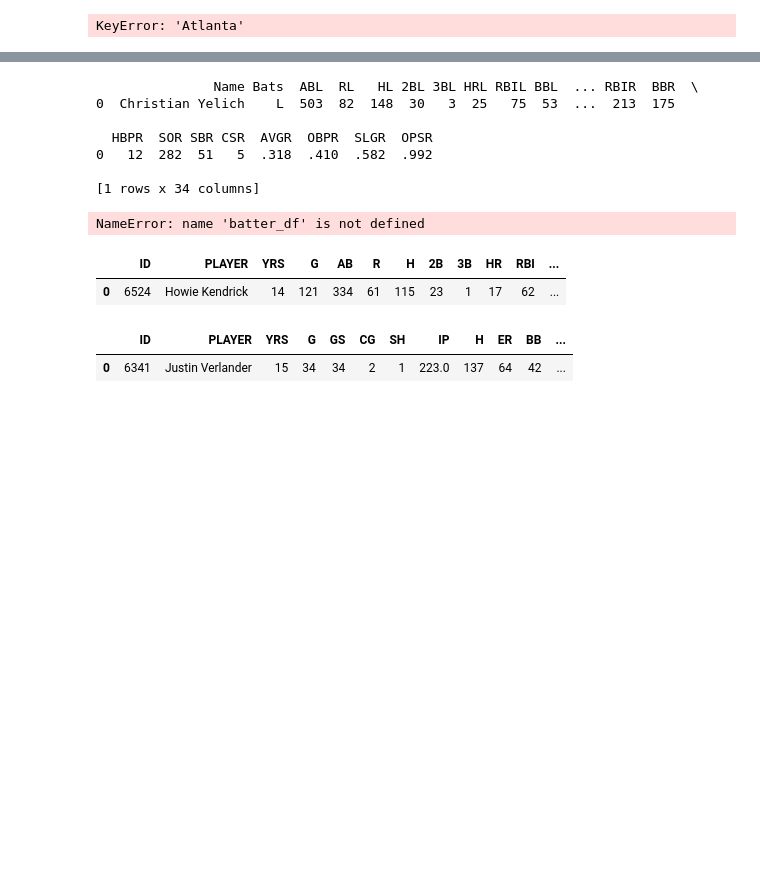
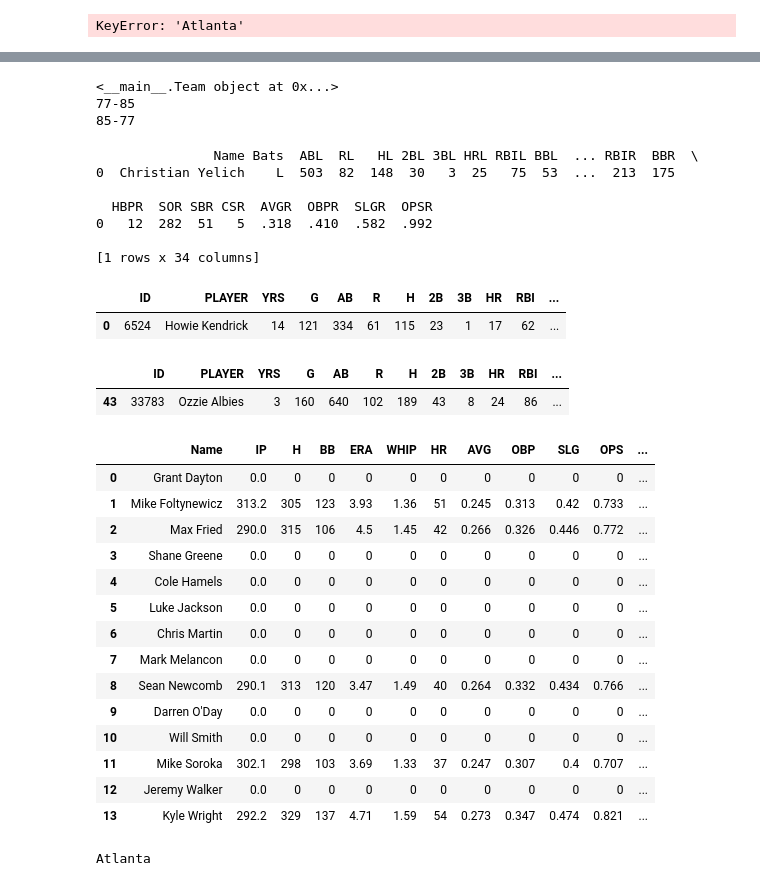
Before and after one commit to jmaloon1/Baseball-Simulator, a Jupyter notebook: Baseball Simulator.ipynb, the cells around one changed output, grey strips where cells are left out. Saved outputs shown, nothing was run; the diff lists cells and outputs as text; code cells hidden in the pictures; blank space fills up the shorter version.

```diff
--- a/Baseball Simulator.ipynb
+++ b/Baseball Simulator.ipynb
@@ -38,6 +38,8 @@ acronym_to_city_dict = {'ATL': 'Atlanta',
                         'TEX': 'Texas',
                         'LAA': 'Los Angeles Angels',
                         'SEA': 'Seattle'}
+acronym_to_city_dict = {'ATL': 'Atlanta',
+                        'WSH': 'Washington'}
 nickname_to_city_dict = {'braves': 'Atlanta',
                         'nationals': 'Washington',
                         'mets': 'New York Mets',
@@ -910,3 +913,12 @@ KeyError: 'Atlanta'
+# %%
+s = Season(team_dict_df['Atlanta'], team_dict_df['Washington'])
+s.reset_season([team_dict_df['Atlanta'], team_dict_df['Washington']])
+s.simulate_season(162)
+s.print_record()
+# %% [output]
+<__main__.Team object at 0x...>
+77-85
+85-77
 # %%
 def split_stats():
     url = 'http://www.espn.com/mlb/player/splits/_/id/31283/type/batting3'
@@ -956,18 +968,36 @@ def split_stats():
 0   12  282  51   5  .318  .410  .582  .992
 
 [1 rows x 34 columns]
-# %%
-for index, batter in batter_df.iterrows():
-    print(batter.name)
-# %% [output]
-NameError: name 'batter_df' is not defined
 # %%
 batter_stats_df.loc[batter_stats_df['PLAYER']=='Howie Kendrick']
 # %% [output]
 |  | ID | PLAYER | YRS | G | AB | R | H | 2B | 3B | HR | RBI | ... |
 | 0 | 6524 | Howie Kendrick | 14 | 121 | 334 | 61 | 115 | 23 | 1 | 17 | 62 | ... |
-# %%
-pitcher_stats_df.loc[pitcher_stats_df['PLAYER']=='Justin Verlander']
-# %% [output]
-|  | ID | PLAYER | YRS | G | GS | CG | SH | IP | H | ER | BB | ... |
-| 0 | 6341 | Justin Verlander | 15 | 34 | 34 | 2 | 1 | 223.0 | 137 | 64 | 42 | ... |
+# %%
+batter_stats_df.loc[batter_stats_df['PLAYER']=='Ozzie Albies']
+# %% [output]
+|  | ID | PLAYER | YRS | G | AB | R | H | 2B | 3B | HR | RBI | ... |
+| 43 | 33783 | Ozzie Albies | 3 | 160 | 640 | 102 | 189 | 43 | 8 | 24 | 86 | ... |
+# %%
+b, p = team_dict_df['Atlanta'].cum_stats_df()
+p
+# %% [output]
+|  | Name | IP | H | BB | ERA | WHIP | HR | AVG | OBP | SLG | OPS | ... |
+| 0 | Grant Dayton | 0.0 | 0 | 0 | 0 | 0 | 0 | 0 | 0 | 0 | 0 | ... |
+| 1 | Mike Foltynewicz | 313.2 | 305 | 123 | 3.93 | 1.36 | 51 | 0.245 | 0.313 | 0.42 | 0.733 | ... |
+| 2 | Max Fried | 290.0 | 315 | 106 | 4.5 | 1.45 | 42 | 0.266 | 0.326 | 0.446 | 0.772 | ... |
+| 3 | Shane Greene | 0.0 | 0 | 0 | 0 | 0 | 0 | 0 | 0 | 0 | 0 | ... |
+| 4 | Cole Hamels | 0.0 | 0 | 0 | 0 | 0 | 0 | 0 | 0 | 0 | 0 | ... |
+| 5 | Luke Jackson | 0.0 | 0 | 0 | 0 | 0 | 0 | 0 | 0 | 0 | 0 | ... |
+| 6 | Chris Martin | 0.0 | 0 | 0 | 0 | 0 | 0 | 0 | 0 | 0 | 0 | ... |
+| 7 | Mark Melancon | 0.0 | 0 | 0 | 0 | 0 | 0 | 0 | 0 | 0 | 0 | ... |
+| 8 | Sean Newcomb | 290.1 | 313 | 120 | 3.47 | 1.49 | 40 | 0.264 | 0.332 | 0.434 | 0.766 | ... |
+| 9 | Darren O'Day | 0.0 | 0 | 0 | 0 | 0 | 0 | 0 | 0 | 0 | 0 | ... |
+| 10 | Will Smith | 0.0 | 0 | 0 | 0 | 0 | 0 | 0 | 0 | 0 | 0 | ... |
+| 11 | Mike Soroka | 302.1 | 298 | 103 | 3.69 | 1.33 | 37 | 0.247 | 0.307 | 0.4 | 0.707 | ... |
+| 12 | Jeremy Walker | 0.0 | 0 | 0 | 0 | 0 | 0 | 0 | 0 | 0 | 0 | ... |
+| 13 | Kyle Wright | 292.2 | 329 | 137 | 4.71 | 1.59 | 54 | 0.273 | 0.347 | 0.474 | 0.821 | ... |
+# %%
+print(team_dict_df['Atlanta'].city)
+# %% [output]
+Atlanta
```
Also changed, not shown: parts of 3 cells of this notebook.
